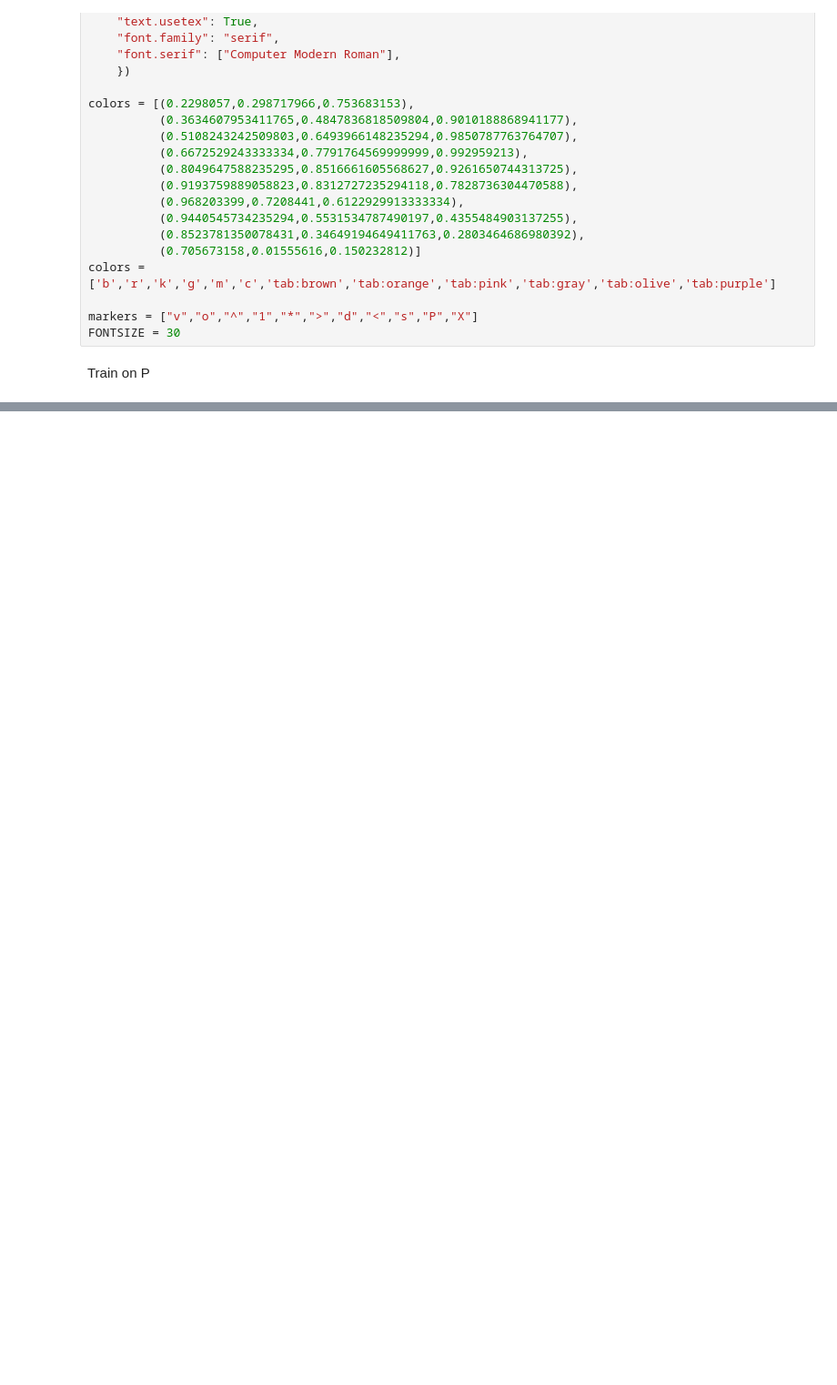
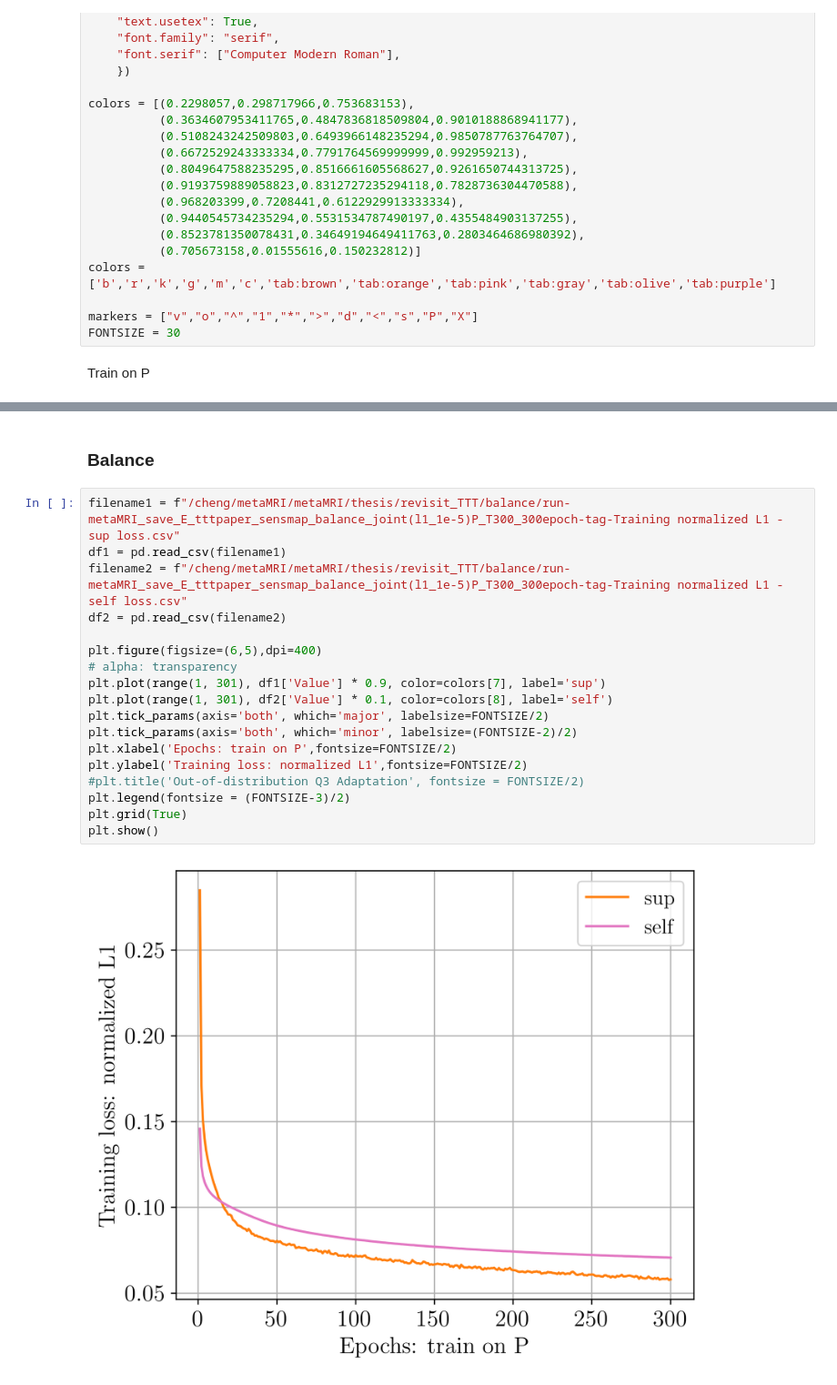
Before and after one commit to ChengYan97/metaMRI, a Jupyter notebook: thesis/revisit_TTT/balance/plot_balance.ipynb, the cells around one changed output, grey strips where cells are left out. Shown at 91% size. Drawn from its saved outputs; the diff is of its cells as text; blank space fills up the shorter version.

```diff
--- a/thesis/revisit_TTT/balance/plot_balance.ipynb
+++ b/thesis/revisit_TTT/balance/plot_balance.ipynb
@@ -67,0 +70,22 @@ plt.show()
+# %% [markdown]
+### Balance
+# %%
+filename1 = f"/cheng/metaMRI/metaMRI/thesis/revisit_TTT/balance/run-metaMRI_save_E_tttpaper_sensmap_balance_joint(l1_1e-5)P_T300_300epoch-tag-Training normalized L1 - sup loss.csv"
+df1 = pd.read_csv(filename1)
+filename2 = f"/cheng/metaMRI/metaMRI/thesis/revisit_TTT/balance/run-metaMRI_save_E_tttpaper_sensmap_balance_joint(l1_1e-5)P_T300_300epoch-tag-Training normalized L1 - self loss.csv"
+df2 = pd.read_csv(filename2)
+
+plt.figure(figsize=(6,5),dpi=400)
+# alpha: transparency
+plt.plot(range(1, 301), df1['Value'] * 0.9, color=colors[7], label='sup')
+plt.plot(range(1, 301), df2['Value'] * 0.1, color=colors[8], label='self')
+plt.tick_params(axis='both', which='major', labelsize=FONTSIZE/2)
+plt.tick_params(axis='both', which='minor', labelsize=(FONTSIZE-2)/2)
+plt.xlabel('Epochs: train on P',fontsize=FONTSIZE/2)
+plt.ylabel('Training loss: normalized L1',fontsize=FONTSIZE/2)
+#plt.title('Out-of-distribution Q3 Adaptation', fontsize = FONTSIZE/2)
+plt.legend(fontsize = (FONTSIZE-3)/2)
+plt.grid(True)
+plt.show()
+# %% [output]
+[figure, added]
```
Also changed, not shown: parts of 6 cells of this notebook, 52 other files.
